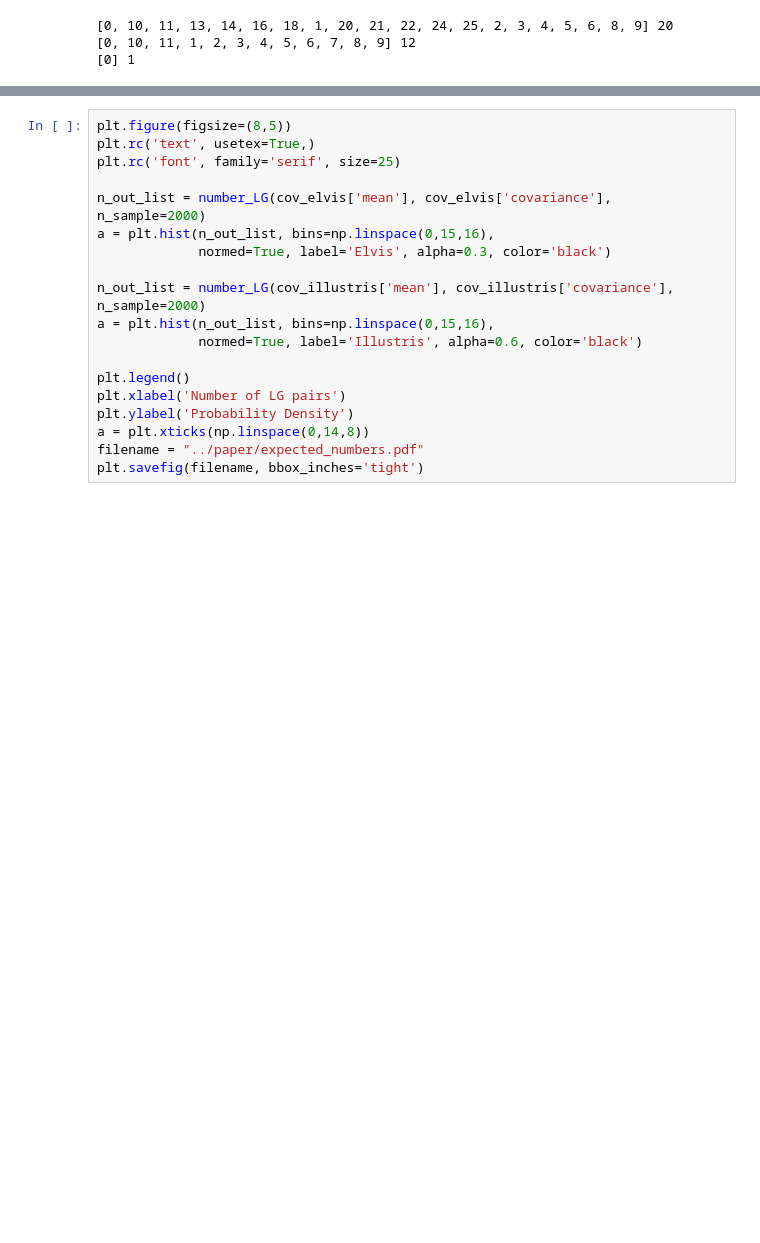
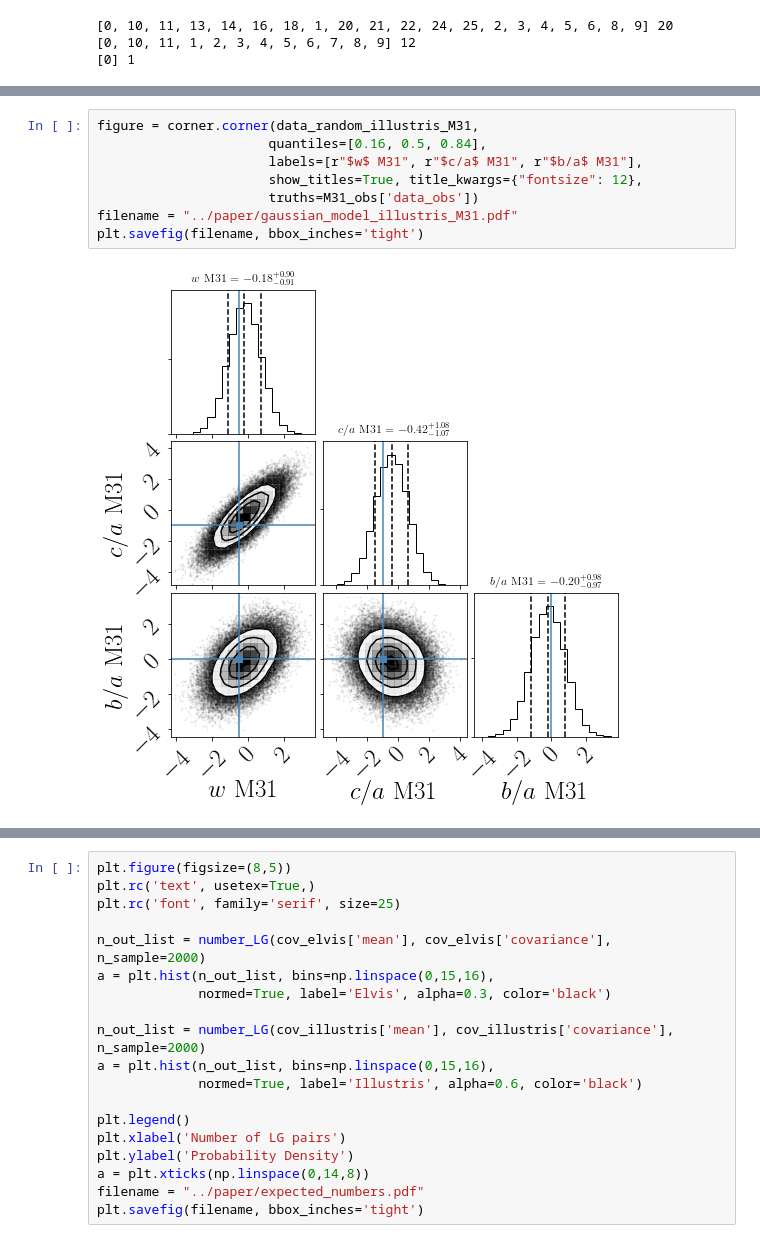
Before and after one commit to astroandes/SatelliteShapeLG, a Jupyter notebook: code/covariances.ipynb, the cells around one changed output, grey strips where cells are left out. Cells and saved outputs as stored; diff of their text form; blank space fills up the shorter version.

```diff
--- a/code/covariances.ipynb
+++ b/code/covariances.ipynb
@@ -197,0 +263,10 @@ plt.colorbar()
+# %%
+figure = corner.corner(data_random_illustris_M31,
+                      quantiles=[0.16, 0.5, 0.84],
+                      labels=[r"$w$ M31", r"$c/a$ M31", r"$b/a$ M31"],
+                      show_titles=True, title_kwargs={"fontsize": 12},
+                      truths=M31_obs['data_obs'])
+filename = "../paper/gaussian_model_illustris_M31.pdf"
+plt.savefig(filename, bbox_inches='tight')
+# %% [output]
+[figure, added]
```
Also changed, not shown: parts of 16 cells of this notebook.
